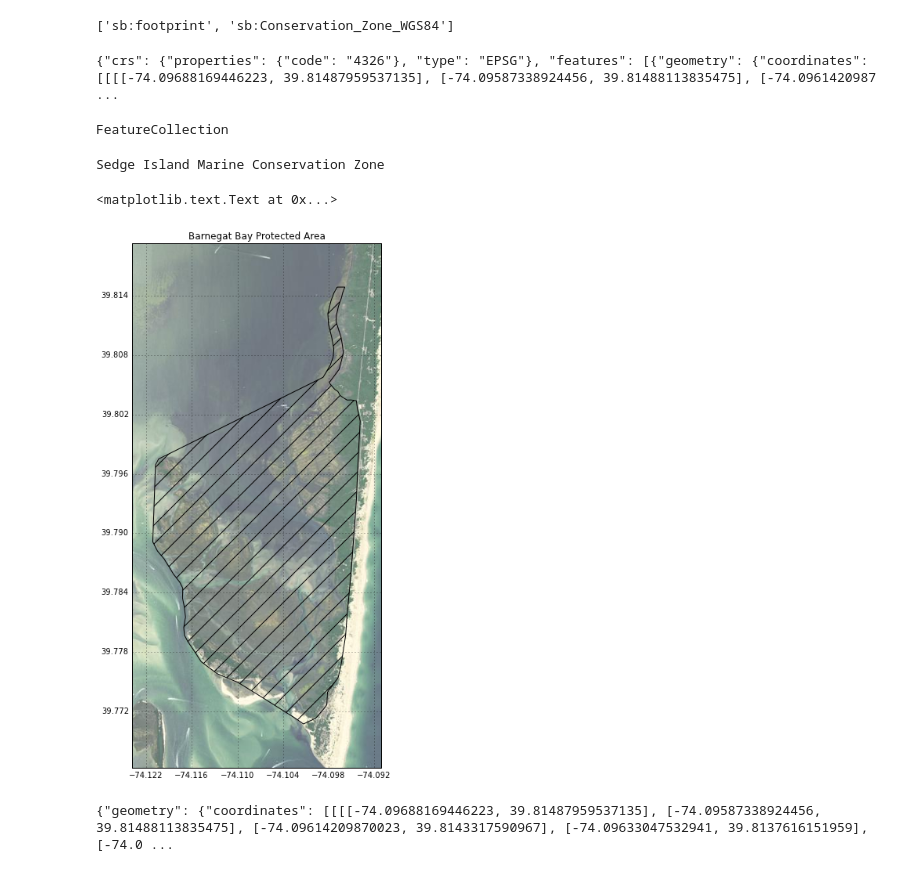
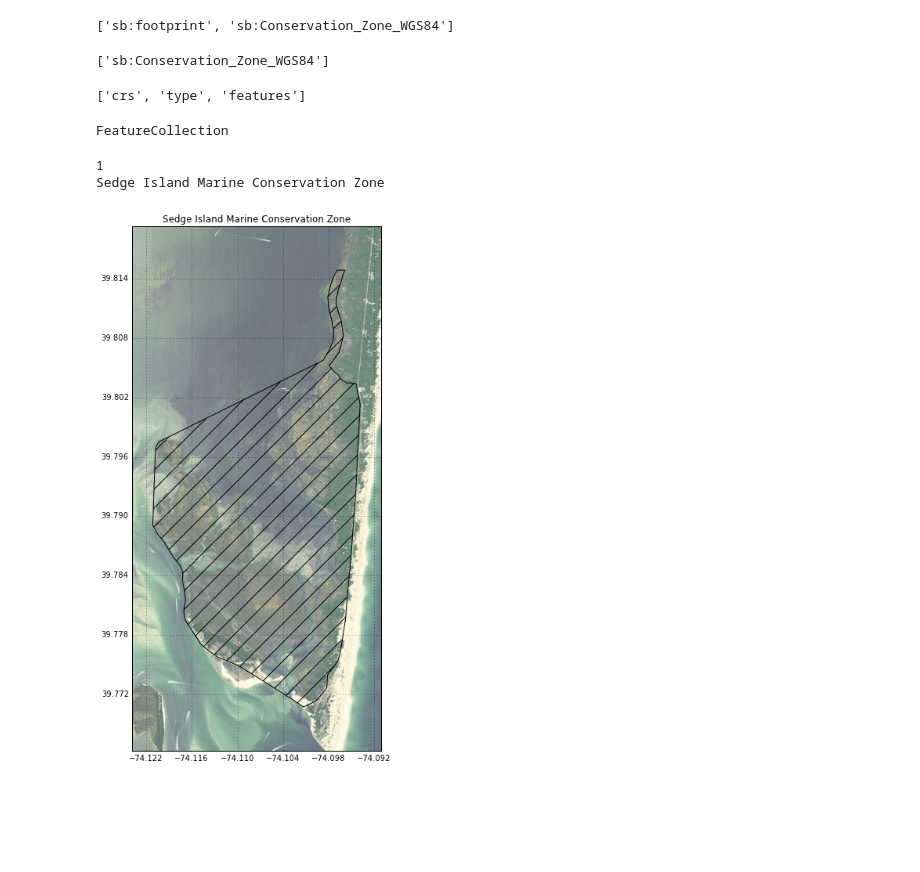
Before and after one commit to colinsongf/notebook, a Jupyter notebook: WFS/WFS_plot_in_Cartopy.ipynb, the cells around one changed output. Drawn from its saved outputs; the diff is of its cells as text; code cells hidden in the pictures; blank space fills up the shorter version.

```diff
--- a/WFS/WFS_plot_in_Cartopy.ipynb
+++ b/WFS/WFS_plot_in_Cartopy.ipynb
@@ -20,53 +20,62 @@ shp = wfs.contents.keys()
 print shp
 # %% [output]
 ['sb:footprint', 'sb:Conservation_Zone_WGS84']
+# %%
+shp = filter(lambda a: a != 'sb:footprint', shp)
+print shp
+# %% [output]
+['sb:Conservation_Zone_WGS84']
 # %%
 # Read shapefile data from USGS ScienceBase WFS 1.0 service in JSON format
 # (shapefile was previosly uploaded to ScienceBase, creating the WFS service)
 url = ('%s?service=wfs&version=1.0.0&request=GetFeature&'
-'typeNames=%s&outputFormat=application/json') % (endpoint, shp[1])
+'typeNames=%s&outputFormat=application/json') % (endpoint, shp[0])
 # %%
 geo = mapping(geojson.loads(requests.get(url).text))
 # %%
-print geo
+print geo.keys()
 # %% [output]
-{"crs": {"properties": {"code": "4326"}, "type": "EPSG"}, "features": [{"geometry": {"coordinates": [[[[-74.09688169446223, 39.81487959537135], [-74.09587338924456, 39.81488113835475], [-74.0961420987 ...
+['crs', 'type', 'features']
 # %%
 print geo['type']
 # %% [output]
 FeatureCollection
-# %%
-for feature in geo['features']:
-    print feature['properties']['NAME']
-# %% [output]
-Sedge Island Marine Conservation Zone
+# %%
+for p in geo.get("features", []):
+    multi_poly = asShape(p.get("geometry"))
+    print len(multi_poly.geoms)
+    b=multi_poly.bounds
+    name=p['properties']['NAME']
+    print name
+# %% [output]
+1
+Sedge Island Marine Conservation Zone
 # %%
 geodetic = ccrs.Geodetic(globe=ccrs.Globe(datum='WGS84'))
 
 figure(figsize=(12,12))
 # Open Source Imagery from MapQuest (max zoom = 16?)
 tiler = MapQuestOpenAerial()
 # Open Street Map (max zoom = 18?)
 #tiler = OSM()
 ax = plt.axes(projection=tiler.crs)
 
+b=multi_poly.bounds
 dx=b[2]-b[0]
 dy=b[3]-b[1]
 extent = (b[0]-0.1*dx,b[2]+0.1*dx,b[1]-0.1*dy,b[3]+0.1*dy)
 ax.set_extent(extent, geodetic)
 ax.add_image(tiler, 14)
 #ax.add_geometries([polygon],ccrs.PlateCarree(),
 #                          facecolor=BLUE, edgecolor=GRAY,alpha=0.5)
-for p in geo.get("features", []):
-    for m in asShape(p.get("geometry")):
-        ax.add_geometries([m],ccrs.PlateCarree(),
+ax.add_geometries(multi_poly,ccrs.PlateCarree(),
                 edgecolor='black',facecolor='none',hatch='/')
+title(name)
+
 gl=ax.gridlines(draw_labels=True)
 gl.xlabels_top = False
 gl.ylabels_right = False
-title('Barnegat Bay Protected Area')
 #ax.add_feature(coast_10m,edgecolor='black')
 #ax.coastlines()
 # %% [output]
-<matplotlib.text.Text at 0x...>
-[figure, old version]
+[figure, new version]
@@ -75,5 +81,0 @@ for p in geo.get("attributes", []):
-# %%
-for p in geo.get("features", []):
-    print p
-# %% [output]
-{"geometry": {"coordinates": [[[[-74.09688169446223, 39.81487959537135], [-74.09587338924456, 39.81488113835475], [-74.09614209870023, 39.8143317590967], [-74.09633047532941, 39.8137616151959], [-74.0 ...
```
Also changed, not shown: parts of 3 cells of this notebook.
